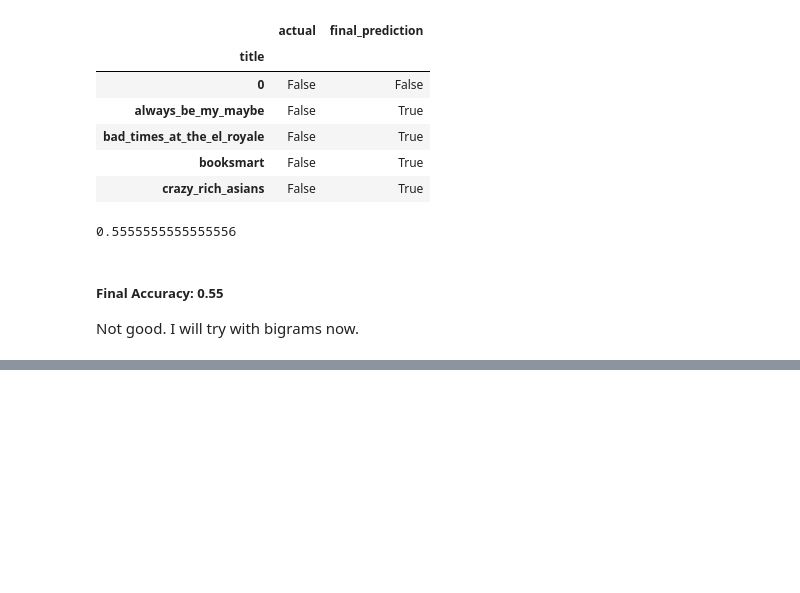
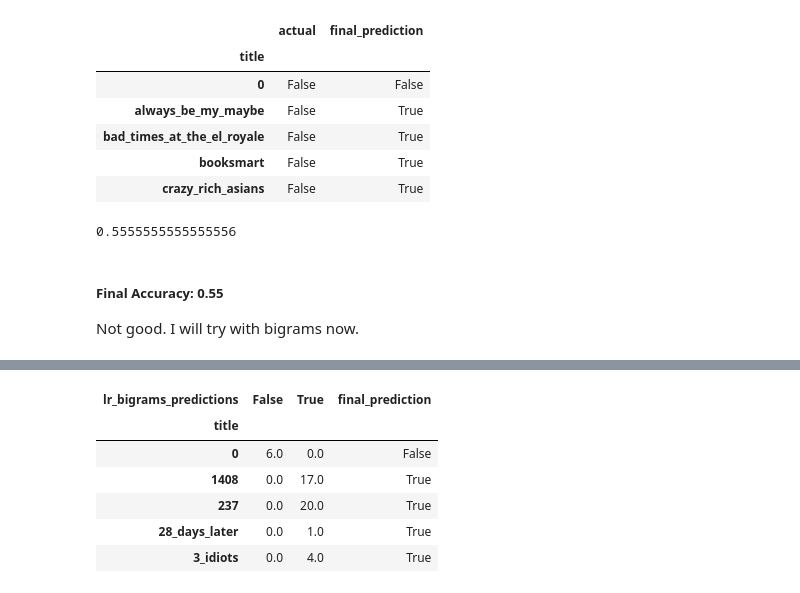
Before and after one commit to matthewzapata/twitter-trigger-warnings, a Jupyter notebook: modeling_with_bag_of_words.ipynb, the cells around one changed output, grey strips where cells are left out. Saved outputs shown, nothing was run; the diff lists cells and outputs as text; code cells hidden in the pictures; blank space fills up the shorter version.

```diff
--- a/modeling_with_bag_of_words.ipynb
+++ b/modeling_with_bag_of_words.ipynb
@@ -489,0 +620,11 @@ Not good. I will try with bigrams now.
+# %%
+rf_bigrams = RandomForestClassifier(random_state=123)
+parameters = {'n_estimators':[int(x) for x in np.linspace(5, 50, 5)],
+              'criterion':['gini', 'entropy'],
+              'max_depth':[int(x) for x in np.linspace(3, 30, 3)],
+              'min_samples_split':[int(x) for x in np.linspace(2, 20, 2)],
+              'min_samples_leaf':[int(x) for x in np.linspace(1, 3, 1)]}
+
+rf_bigrams_rs = RandomizedSearchCV(estimator=rf_bigrams, param_distributions=parameters, n_jobs=4,
+                           n_iter=50, random_state=123, verbose=3)
+rf_bigrams_rs.fit(X_train, y_train)
@@ -489,0 +656,11 @@ Not good. I will try with bigrams now.
+# %%
+knneighbors_bigrams = KNeighborsClassifier()
+parameters = {'n_neighbors':[3, 5, 7, 9, 13],
+              'weights':['uniform', 'distance'],
+              'algorithm':['ball_tree', 'kd_tree', 'brute'],
+              'p':[1, 2],
+              'metric':['minkowski', 'euclidean', 'manhattan']}
+
+knneighbors_bigrams_rs = RandomizedSearchCV(estimator=knneighbors_bigrams, param_distributions=parameters, n_jobs=4,
+                                    n_iter=10, verbose=3, random_state=123)
+knneighbors_bigrams_rs.fit(X_train, y_train)
@@ -489,0 +687,10 @@ Not good. I will try with bigrams now.
+# %%
+xgbc_bigrams = xgb.sklearn.XGBClassifier(random_state=123)
+parameters = {'max_depth':[int(x) for x in np.linspace(3, 13, 2)],
+              'learning_rate':[0.0001, 0.001, 0.01, 0.1, 0.2, 0.3],
+              'n_estimators':[int(x) for x in np.linspace(3, 15, 2)],
+              'gamma':[int(x) for x in np.linspace(1, 11, 1)]}
+
+xgbc_bigrams_rs = RandomizedSearchCV(estimator=xgbc_bigrams, param_distributions=parameters, n_jobs=4, n_iter=25,
+                             verbose=3, random_state=123)
+xgbc_bigrams_rs.fit(X_train, y_train)
@@ -489,0 +731,3 @@ Not good. I will try with bigrams now.
+# %%
+train['lr_bigrams_predictions'] = lr_bigrams_rs.predict(X_train)
+train.head()
@@ -489,0 +755,12 @@ Not good. I will try with bigrams now.
+# %%
+counts_df_bigrams_train = train.groupby(['title', 'lr_bigrams_predictions']).title.count().unstack().fillna(0)
+counts_df_bigrams_train['final_prediction'] = counts_df_bigrams_train.idxmax(axis=1)
+counts_df_bigrams_train.head()
+# %% [output]
+| lr_bigrams_predictions | False | True | final_prediction |
+| title |  |  |  |
+| 0 | 6.0 | 0.0 | False |
+| 1408 | 0.0 | 17.0 | True |
+| 237 | 0.0 | 20.0 | True |
+| 28_days_later | 0.0 | 1.0 | True |
+| 3_idiots | 0.0 | 4.0 | True |
```
Also changed, not shown: parts of 48 cells of this notebook.
